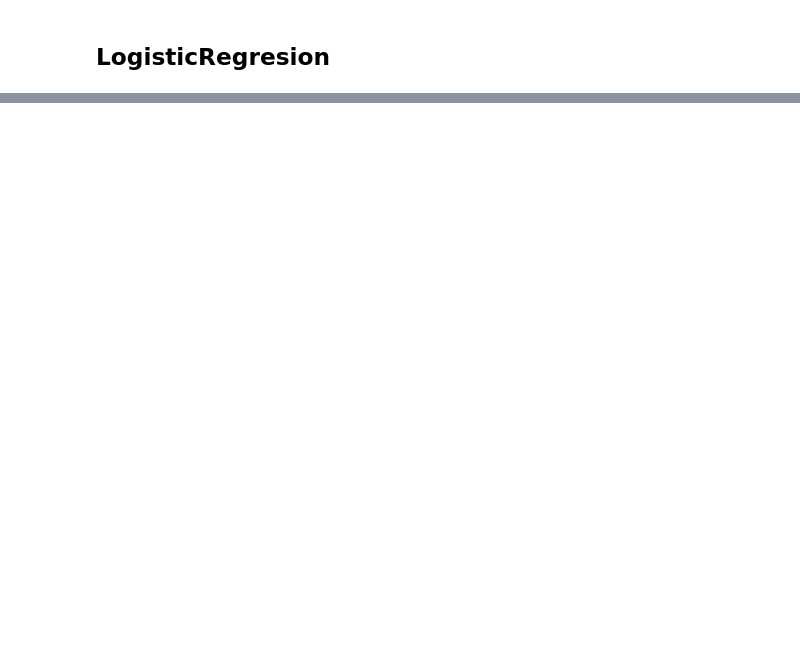
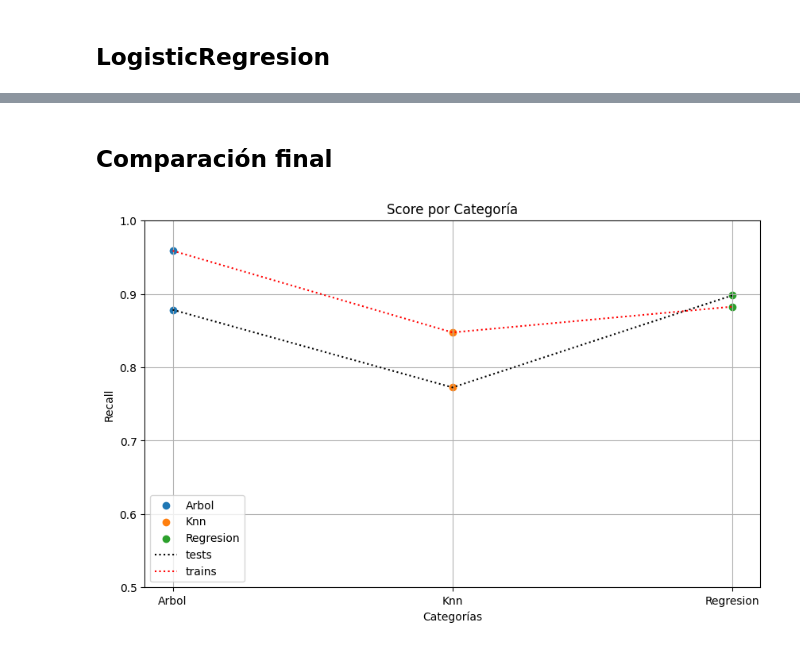
Before and after one commit to dui-luis-alberto-37/error_sesgo_varianza, a Jupyter notebook: T4_error_sesgo_variaza.ipynb, the cells around one changed output, grey strips where cells are left out. Saved outputs shown, nothing was run; the diff lists cells and outputs as text; code cells hidden in the pictures; blank space fills up the shorter version.

Commit message:
Comparación final

```diff
--- a/T4_error_sesgo_variaza.ipynb
+++ b/T4_error_sesgo_variaza.ipynb
@@ -317,0 +353,32 @@ Please also refer to the documentation for alternative solver options:
+# %% [markdown]
+## Comparación final
+# %%
+plt.figure(figsize=(10, 6))
+trains = []
+tests = []
+
+
+
+for i, (categoria, vals) in enumerate(selected_score.items()):
+    trains.append(vals[0])
+    tests.append(vals[1])
+    x = [i,i]
+    plt.scatter(x, vals, label=categoria)
+
+categorias = list(selected_score.keys())
+plt.xticks(range(len(categorias)), categorias)
+plt.xlabel('Categorías')
+plt.ylabel('Recall')
+plt.ylim(0.5,1)
+plt.title('Score por Categoría')
+plt.grid(True)
+
+plt.plot(range(len(categorias)), tests, ':k', label = 'tests')
+plt.plot(range(len(categorias)), trains, ':r', label = 'trains')
+plt.legend()
+
+
+# Mostrar el gráfico
+plt.show();
+# %% [output]
+[figure, added]
```
Also changed, not shown: parts of 13 cells of this notebook.
